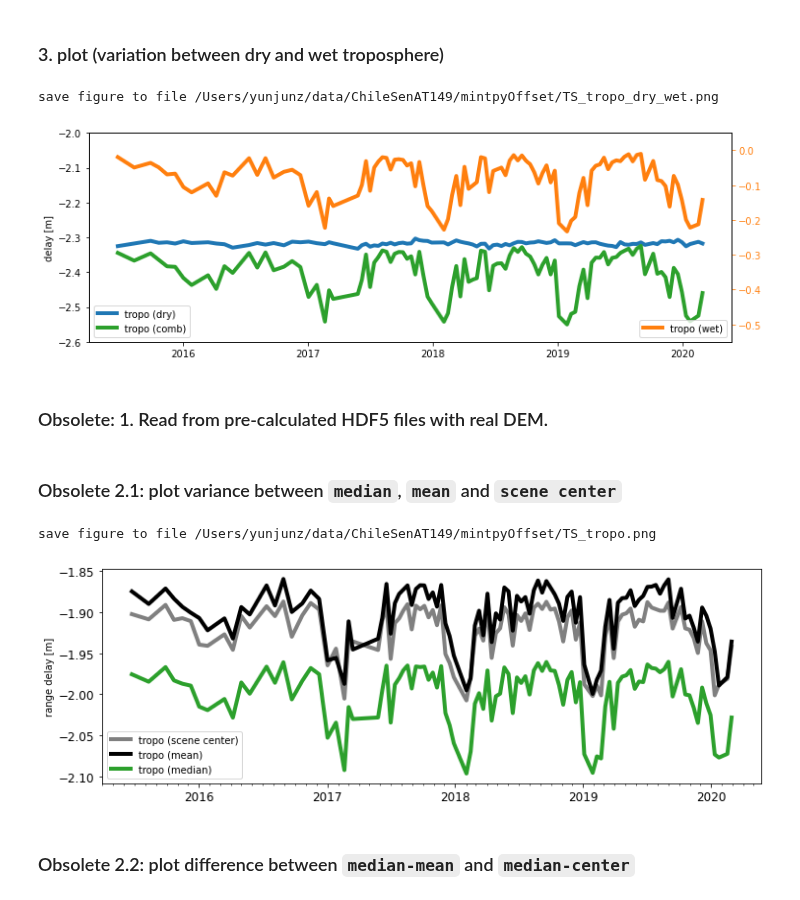
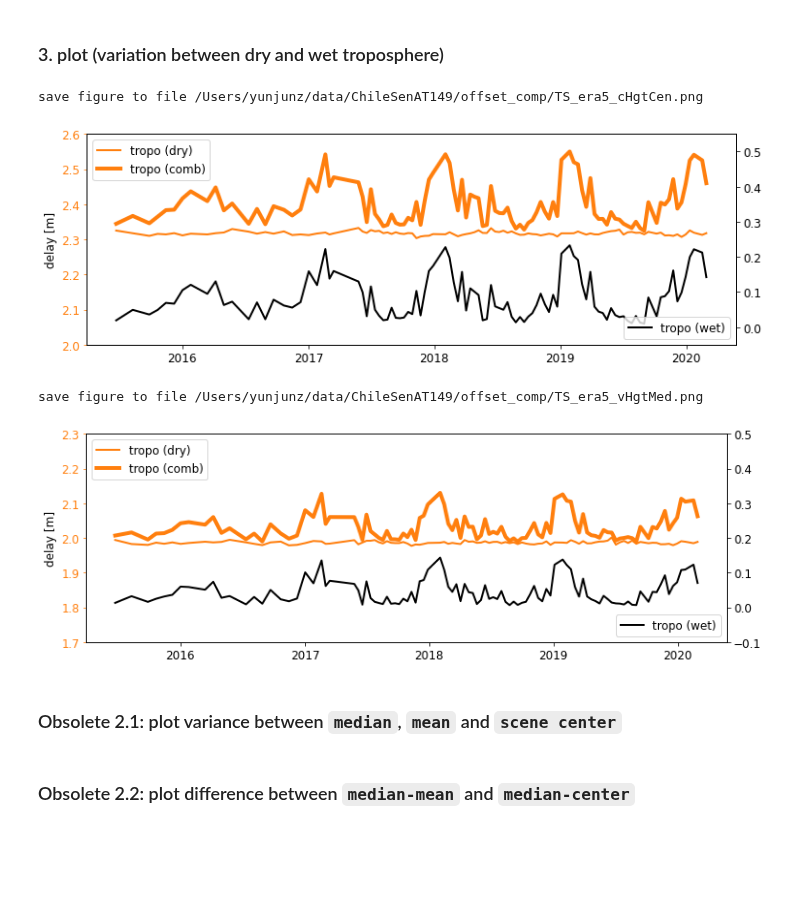
Before and after one commit to yunjunz/2022-Geolocation, a Jupyter notebook: prep_era5.ipynb, the cells around one changed output. Cells and saved outputs as stored; diff of their text form; code cells hidden in the pictures; blank space fills up the shorter version.

```diff
--- a/prep_era5.ipynb
+++ b/prep_era5.ipynb
@@ -21,8 +23,9 @@ import numpy as np
 from matplotlib import pyplot as plt
 from mintpy.objects import timeseries
 from mintpy.utils import ptime, readfile, utils as ut, plot as pp, isce_utils
-from mintpy import tropo_pyaps3
+from mintpy import tropo_pyaps3, view
 import pyaps3 as pa
+plt.rcParams.update({'font.size': 12})
 figsize = [12, 4]
 
 proj_dir = '/Users/yunjunz/data/ChileSenAT149'
@@ -30,7 +33,7 @@ os.chdir(proj_dir)
 print('Go to directory', proj_dir)
 
 mintpy_dir = os.path.join(proj_dir, 'mintpyOffset')
-out_file = os.path.join(mintpy_dir, 'TS_era5.pickle')
+out_file = os.path.join(proj_dir, 'offset_comp/era5.pickle')
 # %% [output]
 Go to directory /Users/yunjunz/data/ChileSenAT149
 # %% [markdown]
@@ -102,27 +135,35 @@ save data to file: /Users/yunjunz/data/ChileSenAT149/mintpyOffset/TS_era5.pickle
 # %% [markdown]
 ### 3. plot (variation between dry and wet troposphere)
 # %%
-# plot
-fig, ax = plt.subplots(figsize=figsize)
-ax.plot(tropo['time'], tropo['range_delay_tropo_dry'], linewidth=4, color='C0', label='tropo (dry)')
-ax.plot(tropo['time'], tropo['range_delay_tropo'],     linewidth=4, color='C2', label='tropo (comb)')
-ax.set_ylabel('delay [m]')
-ax.set_ylim(-2.6, -2.0)   #0.32
-ax.legend(loc='lower left')
+for opt in ['cHgtCen', 'vHgtMed']:
+    key_base = 'range_delay_tropo_{}'.format(opt)
 
-ax2 = ax.twinx()
-ax2.plot(tropo['time'], tropo['range_delay_tropo_wet'],  linewidth=4, color=pp.mplColors[1], label='tropo (wet)')
-ax2.tick_params(which='both', axis='y', colors=pp.mplColors[1])
-ax2.set_ylim(-0.55, 0.05)  #0.32
-ax2.legend(loc='lower right')
+    fig, ax = plt.subplots(figsize=figsize)
+    ax.plot(tropo['time'], tropo[key_base+'_dry'], '-', linewidth=2, color='C1', label='tropo (dry)')
+    ax.plot(tropo['time'], tropo[key_base],        '-', linewidth=4, color='C1', label='tropo (comb)')
+    ax.tick_params(which='both', axis='y', colors='C1')
+    ax.set_ylabel('delay [m]')
+    ax.legend(loc='upper left')
 
-# output
-out_fig = os.path.join(mintpy_dir, 'TS_tropo_dry_wet.png')
-print('save figure to file', out_fig)
-#plt.savefig(out_fig, bbox_inches='tight', transparent=True, dpi=300)
-plt.show()
+    ax2 = ax.twinx()
+    ax2.plot(tropo['time'], tropo[key_base+'_wet'], '-', linewidth=2, color='k', label='tropo (wet)')
+    ax2.tick_params(which='both', axis='y', colors='k')
+    ax2.legend(loc='lower right')
+
+    if opt == 'cHgtCen':
+        ax.set_ylim(2.0, 2.6)
+        ax2.set_ylim(-0.05, 0.55)
+    else:
+        ax.set_ylim(1.7, 2.3)
+        ax2.set_ylim(-0.1, 0.5)
+
+    # output
+    out_fig = os.path.join(os.path.dirname(out_file), 'TS_era5_{}.png'.format(opt))
+    print('save figure to file', out_fig)
+    plt.savefig(out_fig, bbox_inches='tight', transparent=True, dpi=300)
+    plt.show()
 # %% [output]
-save figure to file /Users/yunjunz/data/ChileSenAT149/mintpyOffset/TS_tropo_dry_wet.png
+save figure to file /Users/yunjunz/data/ChileSenAT149/offset_comp/TS_era5_cHgtCen.png
-[figure, old version]
+[figure, new version]
+save figure to file /Users/yunjunz/data/ChileSenAT149/offset_comp/TS_era5_vHgtMed.png
+[figure, added]
-# %% [markdown]
-### Obsolete: 1. Read from pre-calculated HDF5 files with real DEM.
@@ -164,7 +173,7 @@ tropo_wet_med = np.nanmedian(ts_wet, axis=-1)
 times = np.array(ptime.date_list2vector(date_list)[0])
 
 fig, ax = plt.subplots(figsize=figsize)
-ax.plot(times, tropo_cen, linewidth=4, color='gray', label='tropo (scene center)')
+ax.plot(times, tropo_cen, linewidth=4, color='gray', label='tropo (center)')
 ax.plot(times, tropo_avg, linewidth=4, color='k',    label='tropo (mean)')
 ax.plot(times, tropo_med, linewidth=4, color='C2',   label='tropo (median)')
 pp.auto_adjust_xaxis_date(ax, times, every_year=1, buffer_year=None)
@@ -172,13 +181,10 @@ ax.set_ylabel('range delay [m]')
 plt.legend()
 
 # output
-out_fig = os.path.join(mintpy_dir, 'TS_tropo.png')
+out_fig = os.path.join(os.path.dirname(out_file), 'TS_era5_stats.png')
 print('save figure to file', out_fig)
 #plt.savefig(out_fig, bbox_inches='tight', transparent=True, dpi=300)
 plt.show()
-# %% [output]
-save figure to file /Users/yunjunz/data/ChileSenAT149/mintpyOffset/TS_tropo.png
-[figure, removed]
 # %% [markdown]
 ### Obsolete 2.2: plot difference between `median-mean` and `median-center`
 # %%
```
Also changed, not shown: parts of 7 cells of this notebook, 5 other files.
